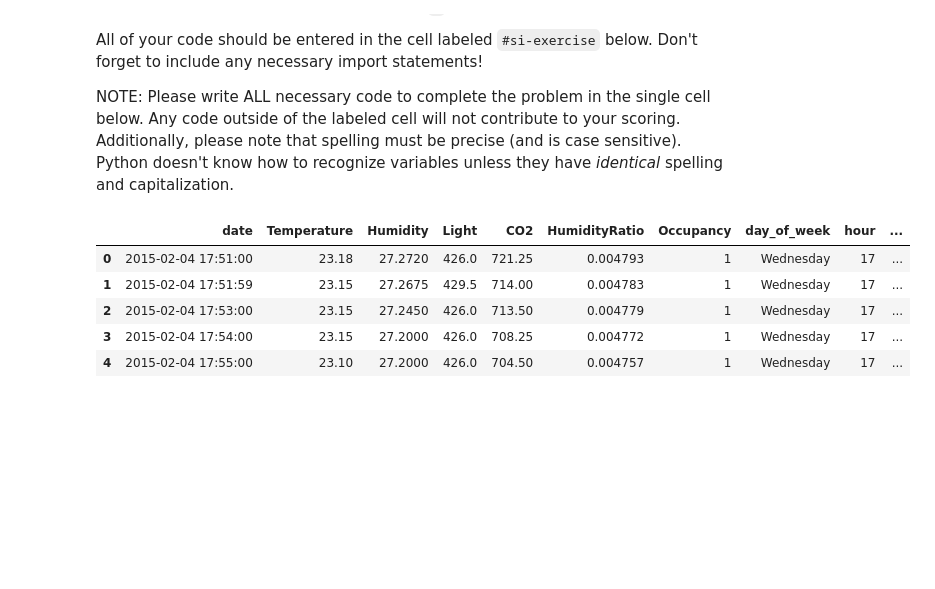
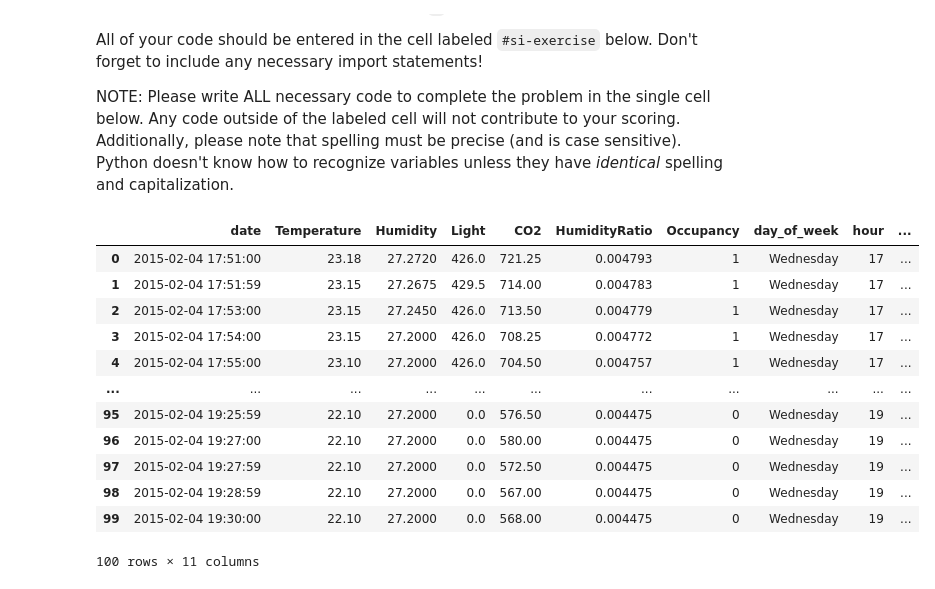
Before and after one commit to kamevor7/econ8320-assignment-06, a Jupyter notebook: Lesson.ipynb, the cells around one changed output. Saved outputs shown, nothing was run; the diff lists cells and outputs as text; code cells hidden in the pictures; blank space fills up the shorter version.

```diff
--- a/Lesson.ipynb
+++ b/Lesson.ipynb
@@ -4123,29 +4123,40 @@ NOTE: Please write ALL necessary code to complete the problem in the single cell
 # %%
 #si-exercise
 import pandas as pd
 
 occupancy = pd.read_csv("https://github.com/dustywhite7/pythonMikkeli/raw/master/exampleData/roomOccupancy.csv")
 
 occupancy.head()
 
 occupancy['date'] = pd.to_datetime(occupancy['date'])
 # occupancy['date'] = pd.to_datetime(occupancy['date'], format = "%Y-%m-%d %H:%M:%S")
 # Create a column from datetime that contains the day of the week
 occupancy['day_of_week'] = occupancy['date'].dt.day_name()
 occupancy['hour'] = occupancy['date'].dt.hour
 occupancy['minute'] = occupancy['date'].dt.minute
 
 # Sample the new column to show values
 occupancy.sample(10)
 
 # Light mean
 avg_light = occupancy['Light'].mean()
 
-occupancy.head()
+occupancy['bright'] = 0
+
+occupancy.loc[occupancy['Light'] > avg_light, 'bright'] = 1
+
+occupancy.head(100)
 # %% [output]
 |  | date | Temperature | Humidity | Light | CO2 | HumidityRatio | Occupancy | day_of_week | hour | ... |
 | 0 | 2015-02-04 17:51:00 | 23.18 | 27.2720 | 426.0 | 721.25 | 0.004793 | 1 | Wednesday | 17 | ... |
 | 1 | 2015-02-04 17:51:59 | 23.15 | 27.2675 | 429.5 | 714.00 | 0.004783 | 1 | Wednesday | 17 | ... |
 | 2 | 2015-02-04 17:53:00 | 23.15 | 27.2450 | 426.0 | 713.50 | 0.004779 | 1 | Wednesday | 17 | ... |
 | 3 | 2015-02-04 17:54:00 | 23.15 | 27.2000 | 426.0 | 708.25 | 0.004772 | 1 | Wednesday | 17 | ... |
 | 4 | 2015-02-04 17:55:00 | 23.10 | 27.2000 | 426.0 | 704.50 | 0.004757 | 1 | Wednesday | 17 | ... |
+| ... | ... | ... | ... | ... | ... | ... | ... | ... | ... | ... |
+| 95 | 2015-02-04 19:25:59 | 22.10 | 27.2000 | 0.0 | 576.50 | 0.004475 | 0 | Wednesday | 19 | ... |
+| 96 | 2015-02-04 19:27:00 | 22.10 | 27.2000 | 0.0 | 580.00 | 0.004475 | 0 | Wednesday | 19 | ... |
+| 97 | 2015-02-04 19:27:59 | 22.10 | 27.2000 | 0.0 | 572.50 | 0.004475 | 0 | Wednesday | 19 | ... |
+| 98 | 2015-02-04 19:28:59 | 22.10 | 27.2000 | 0.0 | 567.00 | 0.004475 | 0 | Wednesday | 19 | ... |
+| 99 | 2015-02-04 19:30:00 | 22.10 | 27.2000 | 0.0 | 568.00 | 0.004475 | 0 | Wednesday | 19 | ... |
+100 rows × 11 columns
```
